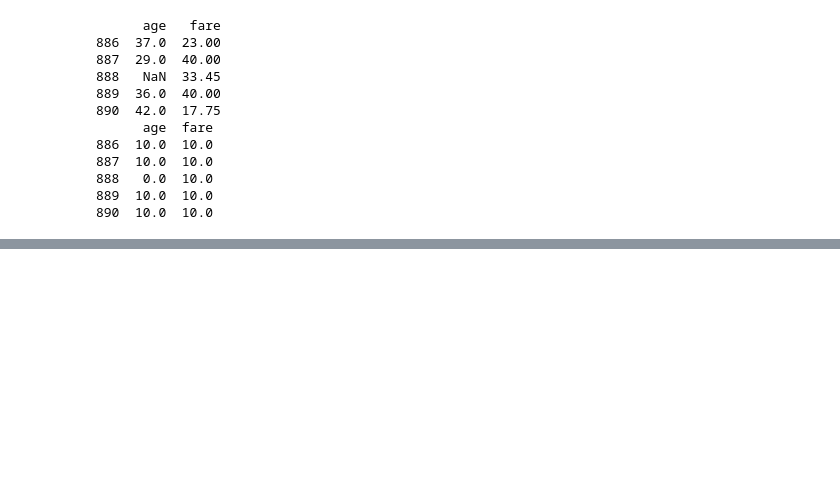
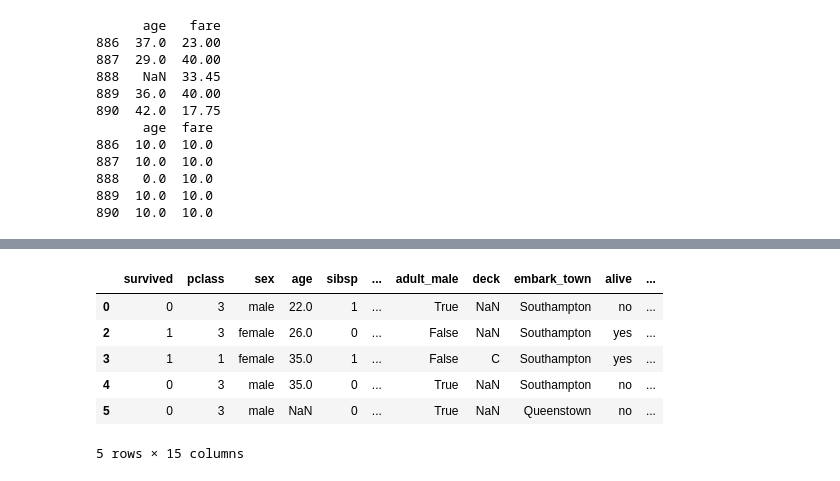
Before and after one commit to Nachihun/Data-Collection-Workspace, a Jupyter notebook: pandas_교재_예제_2.ipynb, the cells around one changed output, grey strips where cells are left out. Saved outputs shown, nothing was run; the diff lists cells and outputs as text; code cells hidden in the pictures; blank space fills up the shorter version.

```diff
--- a/pandas_교재_예제_2.ipynb
+++ b/pandas_교재_예제_2.ipynb
@@ -825,0 +972,21 @@ print(sample2)
+# %%
+# Page 78, 예제 1-29
+import seaborn as sns
+import pandas as pd
+
+titanic = sns.load_dataset('titanic')
+
+pd.set_option('display.max_columns', 10)
+
+mask1 = titanic['embark_town'] == "Southampton"
+mask2 = titanic['embark_town'] == "Queenstown"
+df_boolean = titanic[mask1 | mask2]
+df_boolean.head()
+# %% [output]
+|  | survived | pclass | sex | age | sibsp | ... | adult_male | deck | embark_town | alive | ... |
+| 0 | 0 | 3 | male | 22.0 | 1 | ... | True | NaN | Southampton | no | ... |
+| 2 | 1 | 3 | female | 26.0 | 0 | ... | False | NaN | Southampton | yes | ... |
+| 3 | 1 | 1 | female | 35.0 | 1 | ... | False | C | Southampton | yes | ... |
+| 4 | 0 | 3 | male | 35.0 | 0 | ... | True | NaN | Southampton | no | ... |
+| 5 | 0 | 3 | male | NaN | 0 | ... | True | NaN | Queenstown | no | ... |
+5 rows × 15 columns
```
Also changed, not shown: parts of 29 cells of this notebook, 1 other file.
